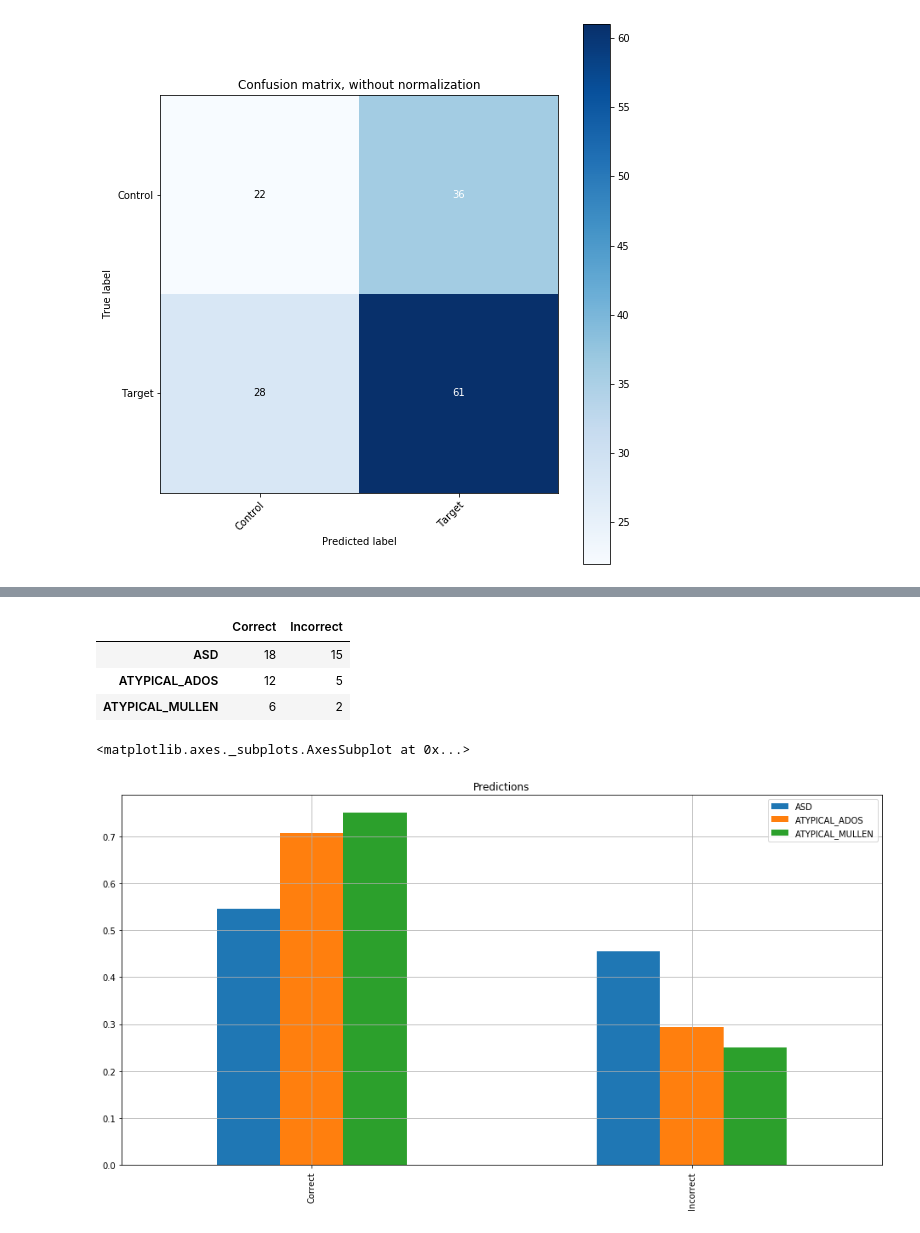
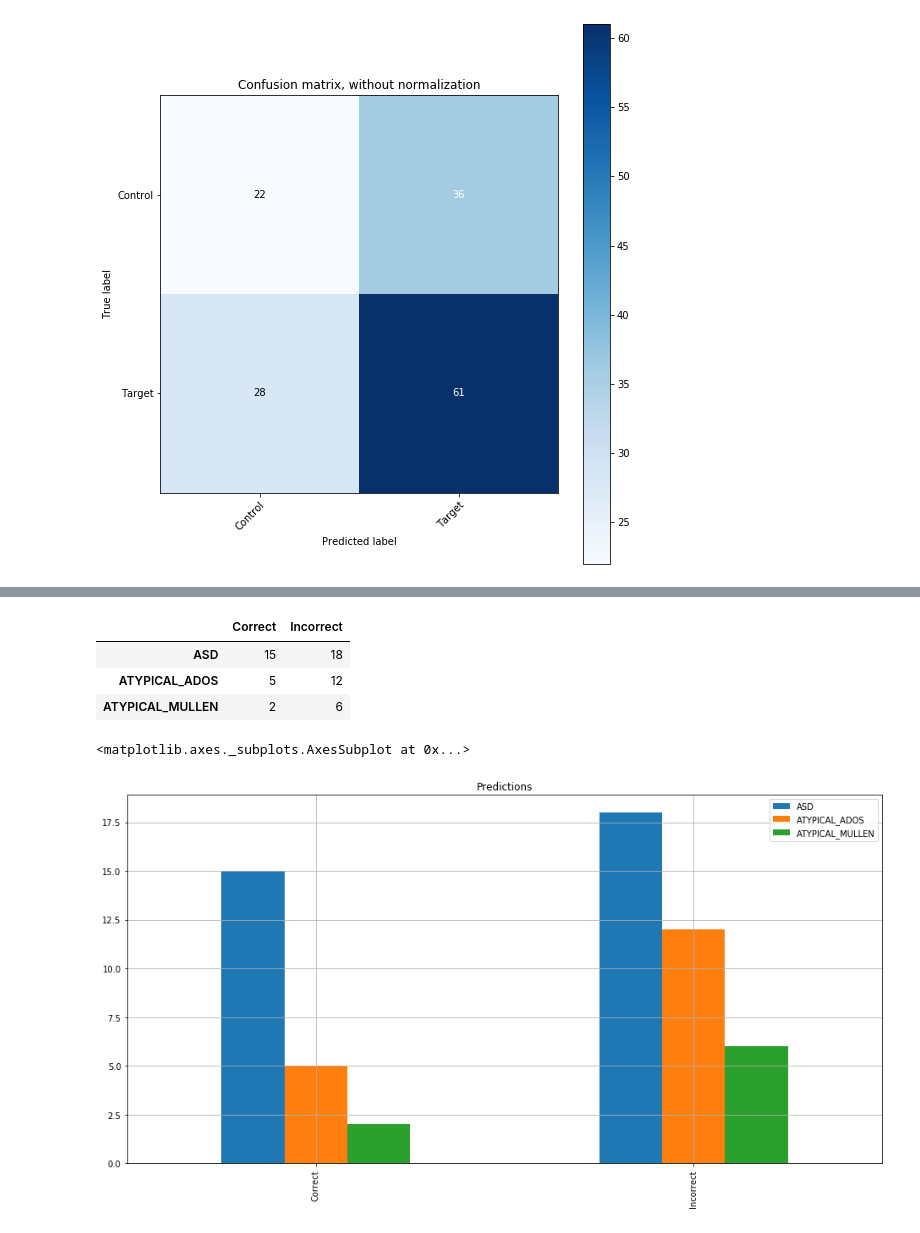
Before and after one commit to ahsanMah/interpretDL, a Jupyter notebook: ASD/HR+LRP.ipynb, the cells around one changed output, grey strips where cells are left out. Saved outputs shown, nothing was run; the diff lists cells and outputs as text; code cells hidden in the pictures.

```diff
--- a/ASD/HR+LRP.ipynb
+++ b/ASD/HR+LRP.ipynb
@@ -438,20 +439,21 @@ _counts=[]
 names=[]
 for name, subgroup in orig_HR.groupby(by="ASD_DX_group"):
     names.append(name)
-    _counts.append(subgroup["DNN Pred"].value_counts().values)
+    _cnt = subgroup["DNN Pred"].value_counts()
+    _counts.append([_cnt[0.0], _cnt[1.0]])
 #     print(name, subgroup["DNN Pred"].value_counts(), sep="\n")
 
 dnn_predictions = pd.DataFrame(_counts, columns=["Correct","Incorrect"], index=names)
 dnn_predictions
 # %% [output]
 |  | Correct | Incorrect |
-| ASD | 18 | 15 |
-| ATYPICAL_ADOS | 12 | 5 |
-| ATYPICAL_MULLEN | 6 | 2 |
+| ASD | 15 | 18 |
+| ATYPICAL_ADOS | 5 | 12 |
+| ATYPICAL_MULLEN | 2 | 6 |
 # %%
 norm_pred = dnn_predictions.div(dnn_predictions.sum(axis=1), axis="index")
 # %%
-norm_pred.T.plot(kind="bar", figsize=(16,8), grid=True, title="Predictions")
+dnn_predictions.T.plot(kind="bar", figsize=(16,8), grid=True, title="Predictions")
 # %% [output]
 <matplotlib.axes._subplots.AxesSubplot at 0x...>
-[figure, old version]
+[figure, new version]
```
Also changed, not shown: parts of 8 cells of this notebook.
